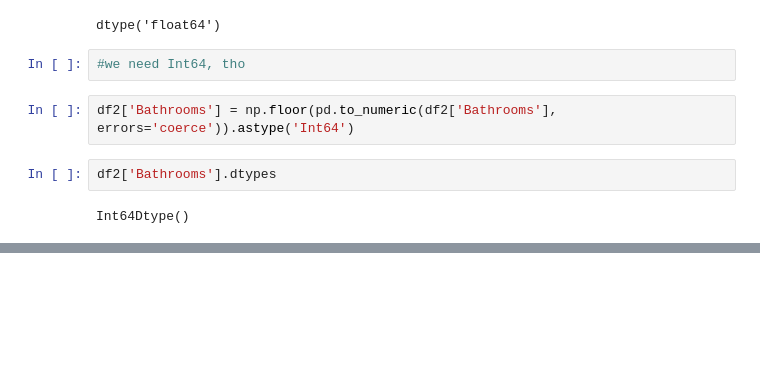
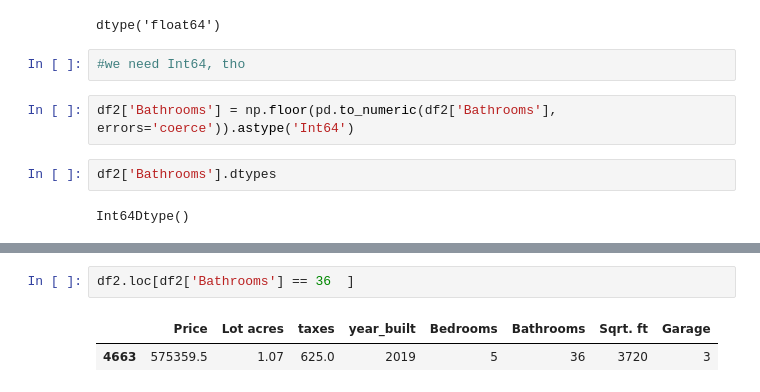
Before and after one commit to Jiji-96/Data-Cleaning-and-EDA, a Jupyter notebook: google_drive_data.ipynb, the cells around one changed output, grey strips where cells are left out. Saved outputs shown, nothing was run; the diff lists cells and outputs as text; blank space fills up the shorter version.

```diff
--- a/google_drive_data.ipynb
+++ b/google_drive_data.ipynb
@@ -271,0 +284,5 @@ Int64Dtype()
+# %%
+df2.loc[df2['Bathrooms'] == 36  ]
+# %% [output]
+|  | Price | Lot acres | taxes | year_built | Bedrooms | Bathrooms | Sqrt. ft | Garage |
+| 4663 | 575359.5 | 1.07 | 625.0 | 2019 | 5 | 36 | 3720 | 3 |
```
Also changed, not shown: parts of 9 cells of this notebook.
